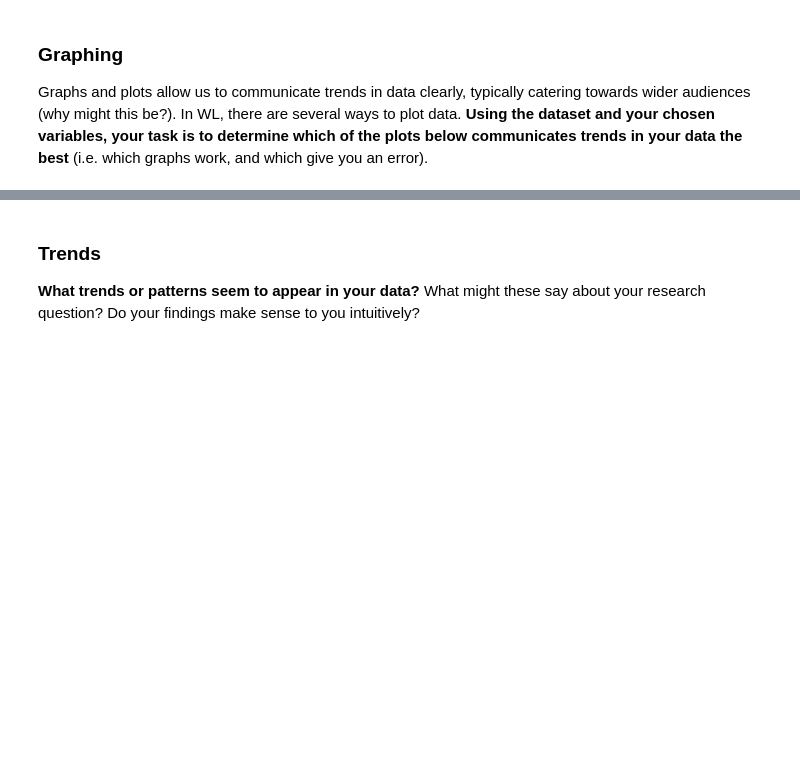
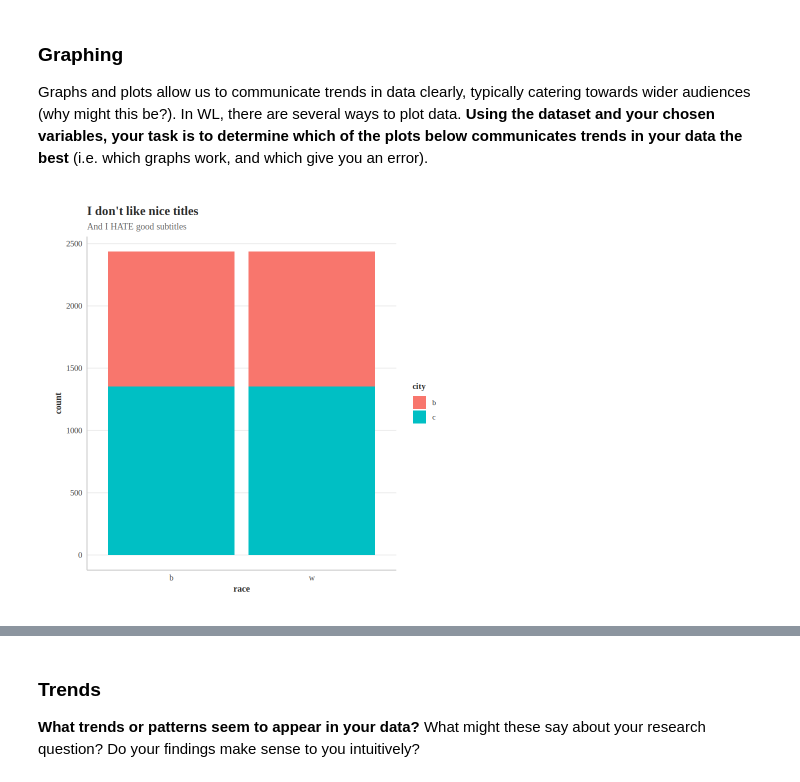
Before and after one commit to toribioandrew23/Unit0, a Jupyter notebook: ApResearchCT_SS.ipynb, the cells around one changed output, grey strips where cells are left out. Drawn from its saved outputs; the diff is of its cells as text; code cells hidden in the pictures; blank space fills up the shorter version.

```diff
--- a/ApResearchCT_SS.ipynb
+++ b/ApResearchCT_SS.ipynb
@@ -158,7 +152,9 @@ Before visualizing anything, lets first identify what variables we'd like to use
 Graphs and plots allow us to communicate trends in data clearly, typically catering towards wider audiences (why might this be?). In WL, there are several ways to plot data. **Using the dataset and your chosen variables, your task is to determine which of the plots below communicates trends in your data the best** (i.e. which graphs work, and which give you an error).
 # %%
 bar_plot(lakisha,
-             x = INSERT_VARIABLE_1,
-             y= INSERT_VARIABLE_2)
+             x = race,
+             y = city)
+# %% [output]
+[figure, added]
 # %%
 column_plot(lakisha,
```
Also changed, not shown: parts of 19 cells of this notebook.
